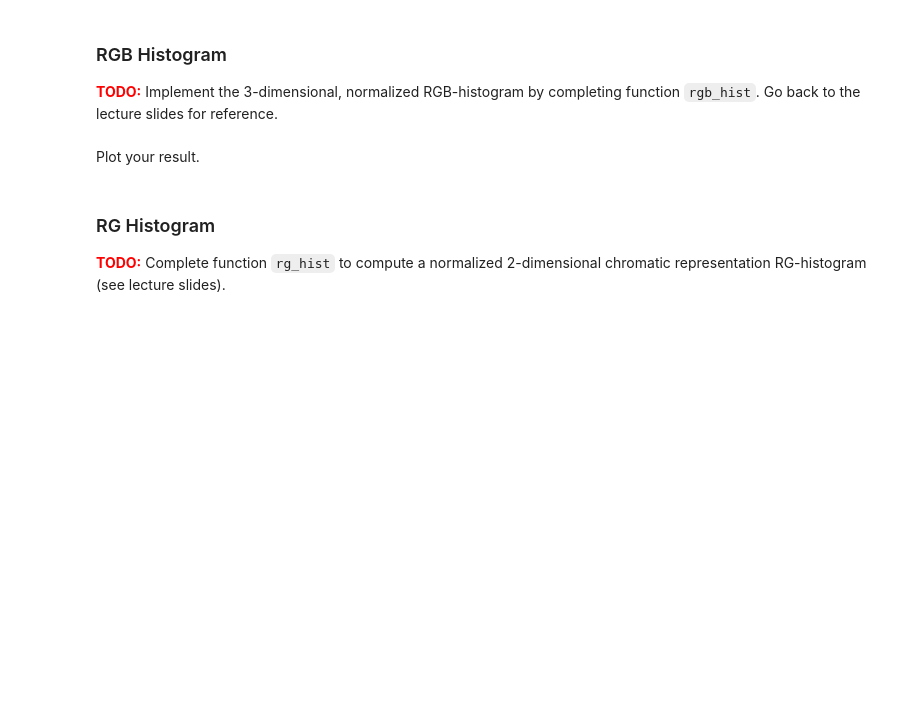
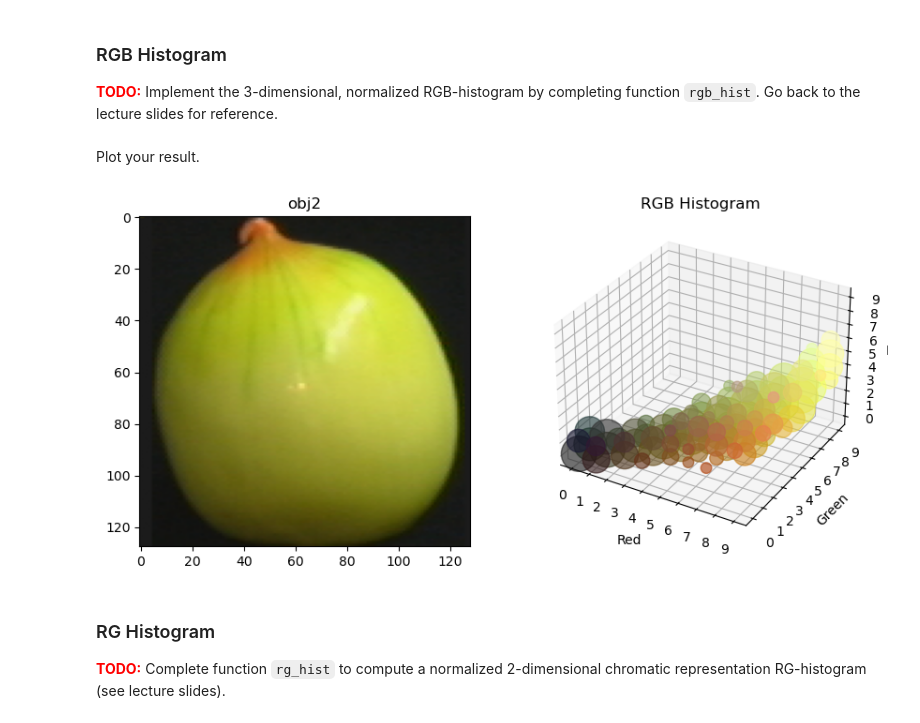
Before and after one commit to limescha22/Higher-Level-Computer-Vision, a Jupyter notebook: A01_Workbook.ipynb, the cells around one changed output. Saved outputs shown, nothing was run; the diff lists cells and outputs as text; code cells hidden in the pictures; blank space fills up the shorter version.

```diff
--- a/A01_Workbook.ipynb
+++ b/A01_Workbook.ipynb
@@ -344,42 +443,68 @@ plt.show()
 def rgb_hist(image, nbins=10):
     h = np.zeros((nbins,nbins,nbins))
     # ... continue here
+
+    # Each time values of the channels in each bin occur together, we increment h[r,g,b]
+    for row in range(image.shape[0]):
+        for col in range(image.shape[1]):
+            r = image[row, col, 0]
+            g = image[row, col, 1]
+            b = image[row, col, 2]
+            r_bin = int(r * nbins)
+            g_bin = int(g * nbins)
+            b_bin = int(b * nbins)
+            if r_bin == nbins:
+                r_bin -= 1
+            if g_bin == nbins:
+                g_bin -= 1
+            if b_bin == nbins:
+                b_bin -= 1
+
+            h[r_bin, g_bin, b_bin] += 1
+
+
+
+
+    h = h / h.sum()
+
     return h
 # %% [markdown]
 Plot your result.
 # %%
 nbins = 10
-image_id = 0
+image_id = 1
 
 h1 = rgb_hist(images_model[image_id], nbins=nbins)
 
 # lets scale and convert our histogram numbers to log-scale to improve visibility
 with np.errstate(divide='ignore'):
     h1 = h1 / min(h1[h1!=0])
     h1 = np.nan_to_num(np.log(h1), neginf=0)*100
 
 idx = np.indices((nbins,nbins,nbins)).reshape(3,-1)
 
 f = plt.figure(figsize=(10,6))
 
 ax = f.add_subplot(1,2,1)
 ax.imshow(images_model[image_id])
 ax.set_title(files_model[image_id])
 
 ax = f.add_subplot(1,2,2, projection="3d")
 ax.scatter3D(
     idx[0], idx[1], idx[2],
     c = [( (idx[0,i]+1)/nbins, (idx[1,i]+1)/nbins, (idx[2,i]+1)/nbins ) for i in range(nbins**3)],
     s = [h1[idx[0,i],idx[1,i],idx[2,i]] for i in range(nbins**3)]
 )
 ax.set_xticks(range(nbins))
 ax.set_yticks(range(nbins))
 ax.set_zticks(range(nbins))
 ax.set_title("RGB Histogram")
 ax.set_xlabel("Red")
 ax.set_ylabel("Green")
 ax.set_zlabel("Blue")
 plt.show()
+# %% [output]
+[figure, added]
 # %% [markdown]
 ### RG Histogram
 <font color='red'>**TODO:**</font> Complete function `rg_hist` to compute a normalized 2-dimensional chromatic representation RG-histogram (see lecture slides).
```
Also changed, not shown: parts of 32 cells of this notebook.
